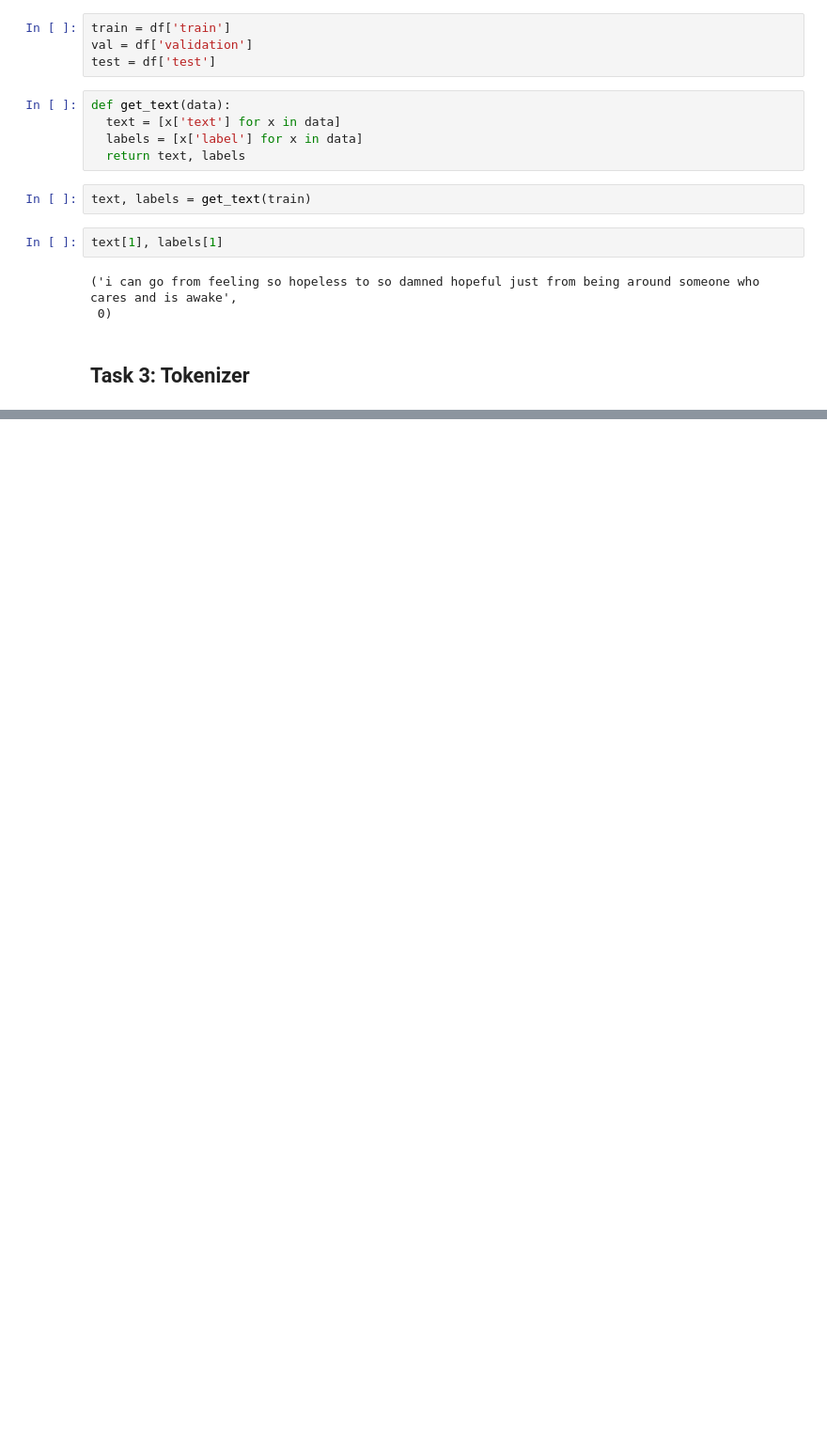
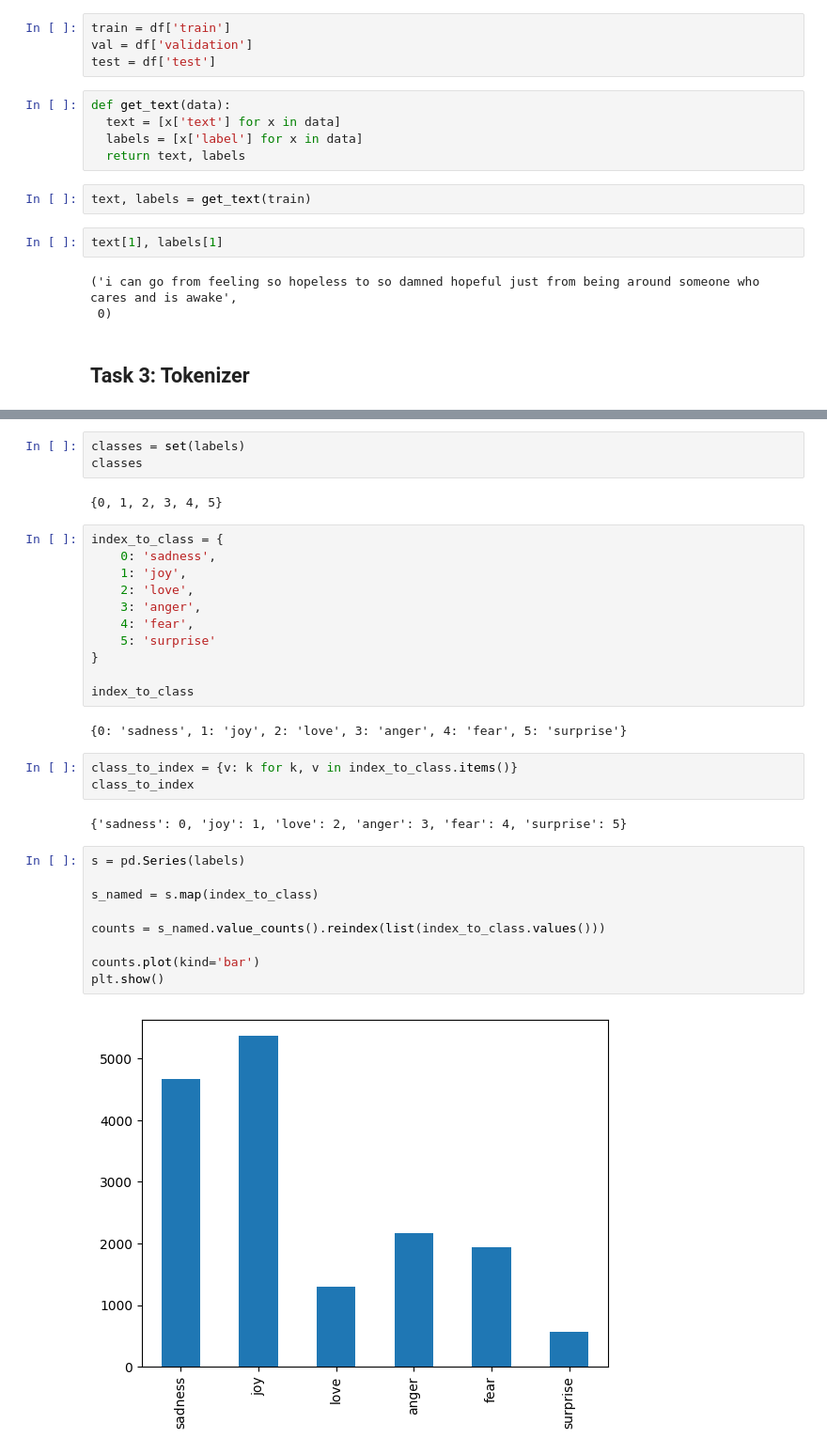
Before and after one commit to plavizmaj/NLP_Emotion_Classification, a Jupyter notebook: NLP_emotion_classification.ipynb, the cells around one changed output, grey strips where cells are left out. Shown at 94% size. Drawn from its saved outputs; the diff is of its cells as text; blank space fills up the shorter version.

```diff
--- a/NLP_emotion_classification.ipynb
+++ b/NLP_emotion_classification.ipynb
@@ -117,0 +163,34 @@ text[1], labels[1]
+# %%
+classes = set(labels)
+classes
+# %% [output]
+{0, 1, 2, 3, 4, 5}
+# %%
+index_to_class = {
+    0: 'sadness',
+    1: 'joy',
+    2: 'love',
+    3: 'anger',
+    4: 'fear',
+    5: 'surprise'
+}
+
+index_to_class
+# %% [output]
+{0: 'sadness', 1: 'joy', 2: 'love', 3: 'anger', 4: 'fear', 5: 'surprise'}
+# %%
+class_to_index = {v: k for k, v in index_to_class.items()}
+class_to_index
+# %% [output]
+{'sadness': 0, 'joy': 1, 'love': 2, 'anger': 3, 'fear': 4, 'surprise': 5}
+# %%
+s = pd.Series(labels)
+
+s_named = s.map(index_to_class)
+
+counts = s_named.value_counts().reindex(list(index_to_class.values()))
+
+counts.plot(kind='bar')
+plt.show()
+# %% [output]
+[figure, added]
```
Also changed, not shown: parts of 11 cells of this notebook.
